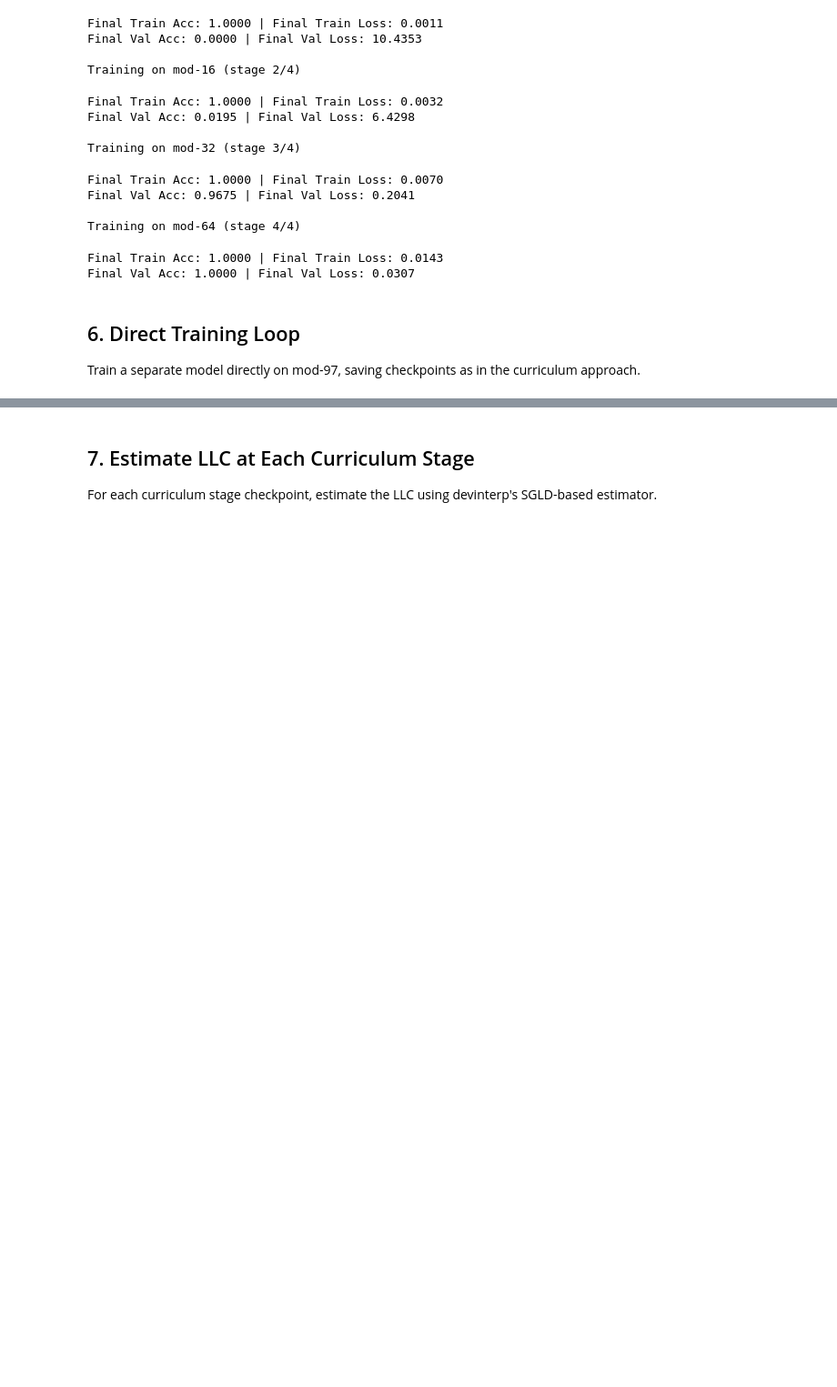
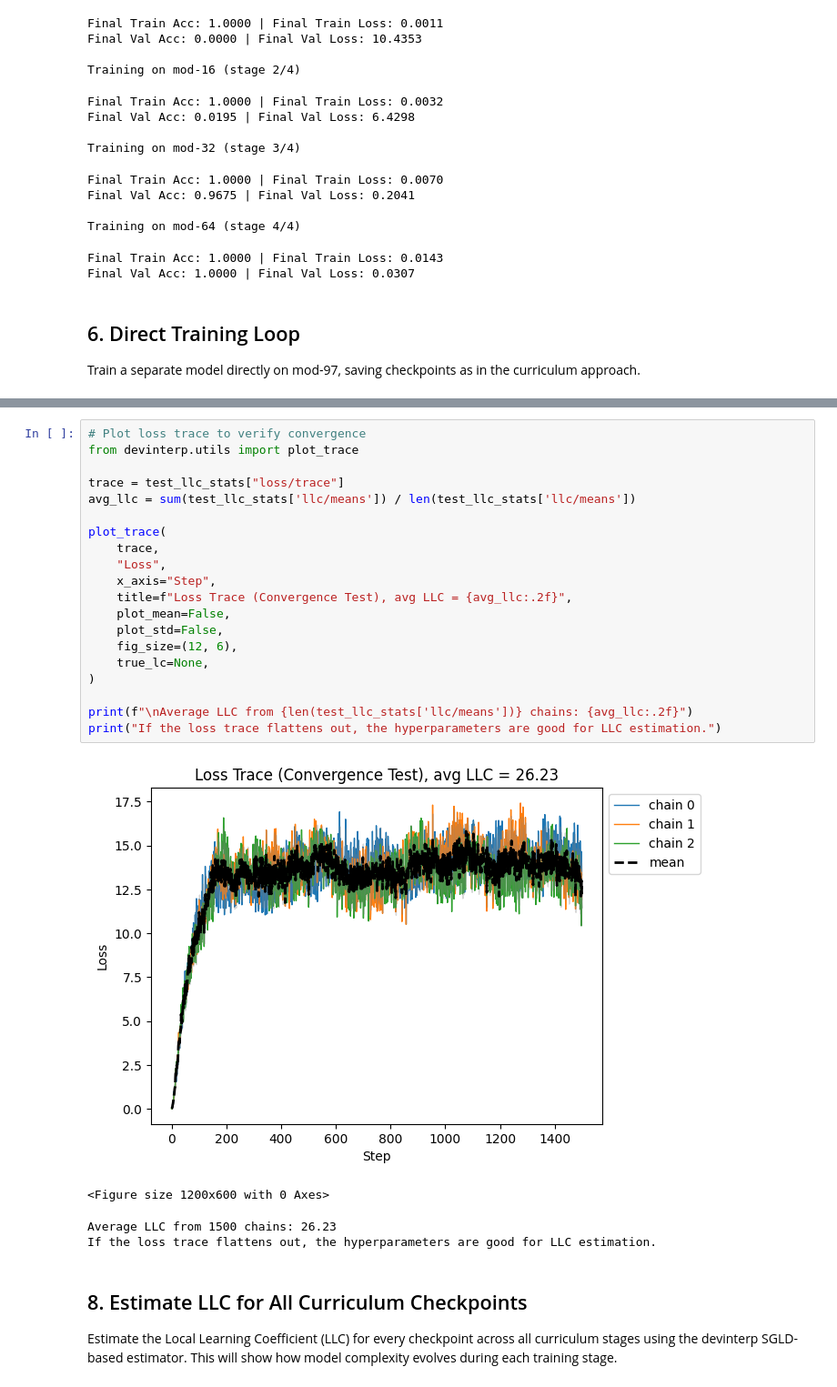
Before and after one commit to DorianAtSchool/SLT_experiments, a Jupyter notebook: main_experiment/curriculum_grokking_llc.ipynb, the cells around one changed output, grey strips where cells are left out. Shown at 91% size. Saved outputs shown, nothing was run; the diff lists cells and outputs as text; blank space fills up the shorter version.

```diff
--- a/main_experiment/curriculum_grokking_llc.ipynb
+++ b/main_experiment/curriculum_grokking_llc.ipynb
@@ -285,4 +409,30 @@ Final Val Acc: 1.0000 | Final Val Loss: 0.0312
+# %%
+# Plot loss trace to verify convergence
+from devinterp.utils import plot_trace
+
+trace = test_llc_stats["loss/trace"]
+avg_llc = sum(test_llc_stats['llc/means']) / len(test_llc_stats['llc/means'])
+
+plot_trace(
+    trace,
+    "Loss",
+    x_axis="Step",
+    title=f"Loss Trace (Convergence Test), avg LLC = {avg_llc:.2f}",
+    plot_mean=False,
+    plot_std=False,
+    fig_size=(12, 6),
+    true_lc=None,
+)
+
+print(f"\nAverage LLC from {len(test_llc_stats['llc/means'])} chains: {avg_llc:.2f}")
+print("If the loss trace flattens out, the hyperparameters are good for LLC estimation.")
+# %% [output]
+[figure, added]
+<Figure size 1200x600 with 0 Axes>
+Average LLC from 1500 chains: 26.23
+If the loss trace flattens out, the hyperparameters are good for LLC estimation.
 # %% [markdown]
-## 7. Estimate LLC at Each Curriculum Stage
-For each curriculum stage checkpoint, estimate the LLC using devinterp's SGLD-based estimator.
+## 8. Estimate LLC for All Curriculum Checkpoints
+
+Estimate the Local Learning Coefficient (LLC) for every checkpoint across all curriculum stages using the devinterp SGLD-based estimator. This will show how model complexity evolves during each training stage.
 # %%
```
Also changed, not shown: parts of 22 cells of this notebook, 28 other files.
